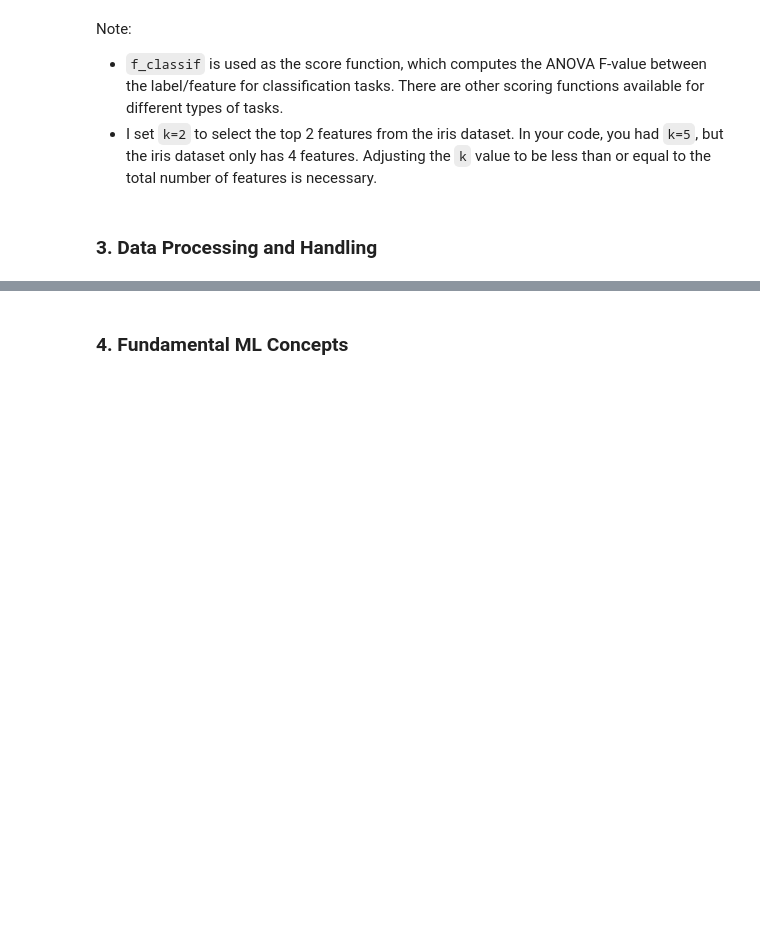
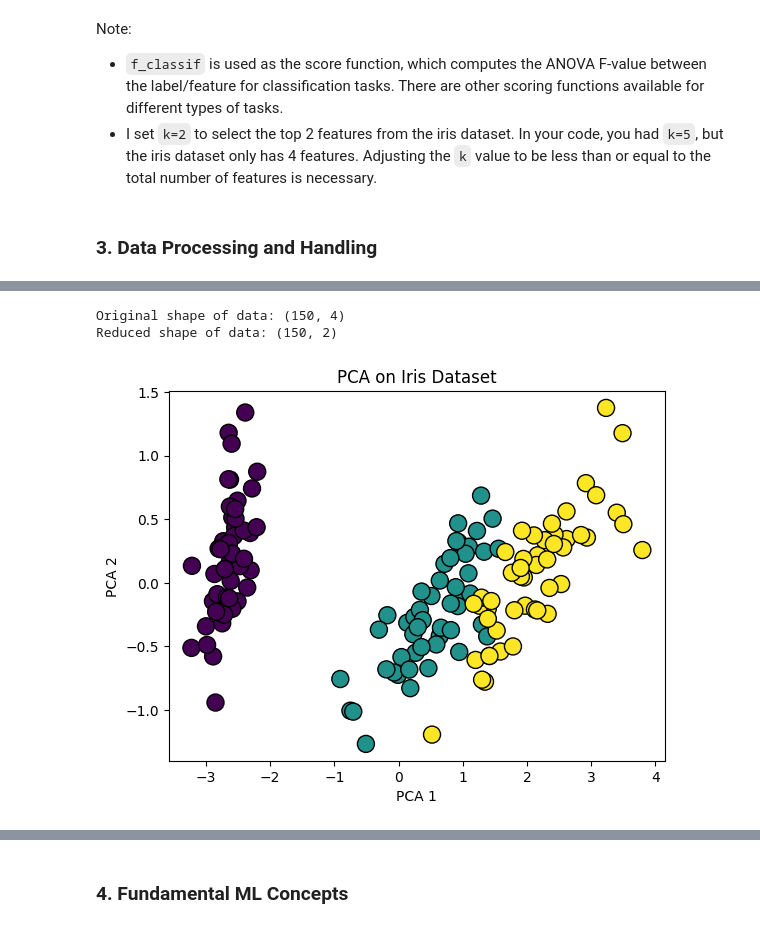
Before and after one commit to natapone/learning_ai_by_coding, a Jupyter notebook: 2-1_ML.ipynb, the cells around one changed output, grey strips where cells are left out. Drawn from its saved outputs; the diff is of its cells as text; code cells hidden in the pictures; blank space fills up the shorter version.

```diff
--- a/2-1_ML.ipynb
+++ b/2-1_ML.ipynb
@@ -449,0 +956,31 @@ Note:
+# %%
+import pandas as pd
+from sklearn.datasets import load_iris
+from sklearn.decomposition import PCA
+import matplotlib.pyplot as plt
+
+# Load dataset
+iris = load_iris()
+X = iris.data
+y = iris.target
+
+# Original shape of data
+print(f"Original shape of data: {X.shape}")
+
+# Apply PCA and reduce dimensionality
+pca = PCA(n_components=2)  # Reduce data to 2 dimensions
+X_pca = pca.fit_transform(X)
+
+# New shape of data
+print(f"Reduced shape of data: {X_pca.shape}")
+
+# Visualizing the reduced data
+plt.scatter(X_pca[:, 0], X_pca[:, 1], c=y, edgecolor='k', s=150)
+plt.xlabel('PCA 1')
+plt.ylabel('PCA 2')
+plt.title('PCA on Iris Dataset')
+plt.show()
+# %% [output]
+Original shape of data: (150, 4)
+Reduced shape of data: (150, 2)
+[figure, added]
```
Also changed, not shown: parts of 53 cells of this notebook.
